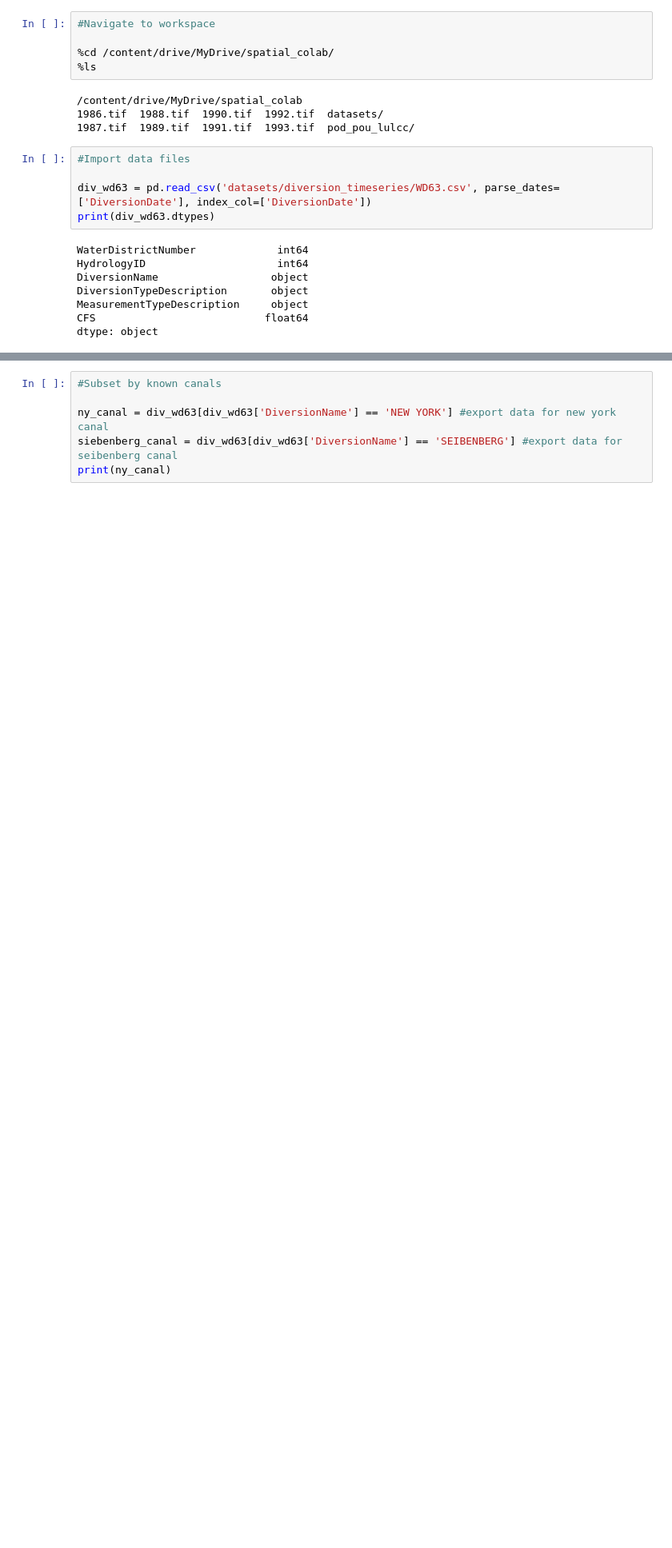
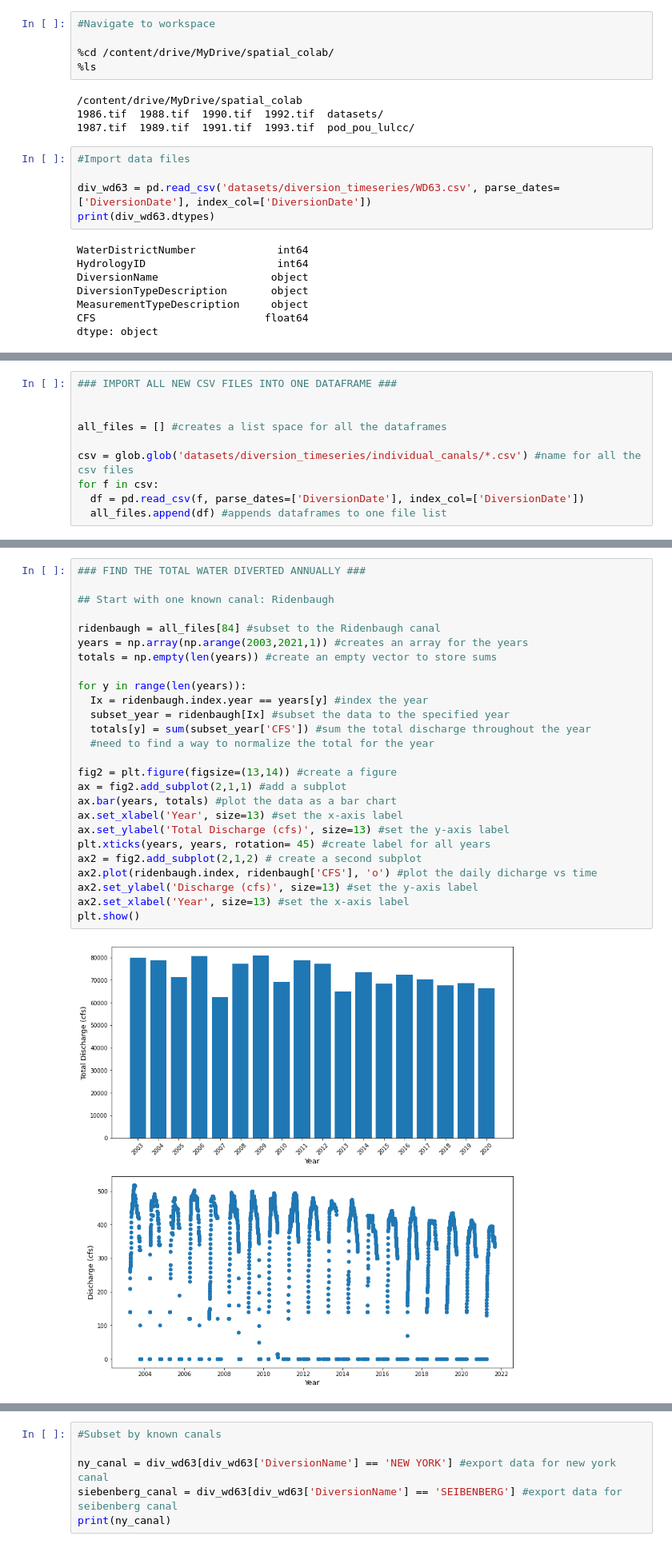
Before and after one commit to bridgetmarie24/pod_pou_lulcc, a Jupyter notebook: diversion_timeseries.ipynb, the cells around one changed output, grey strips where cells are left out. Shown at 80% size. Cells and saved outputs as stored; diff of their text form; blank space fills up the shorter version.

Commit message:
started analysis on Ridenbaugh canal

```diff
--- a/diversion_timeseries.ipynb
+++ b/diversion_timeseries.ipynb
@@ -92,0 +80,10 @@ for n in div_name:
+# %%
+### IMPORT ALL NEW CSV FILES INTO ONE DATAFRAME ###
+
+
+all_files = [] #creates a list space for all the dataframes
+
+csv = glob.glob('datasets/diversion_timeseries/individual_canals/*.csv') #name for all the csv files
+for f in csv:
+  df = pd.read_csv(f, parse_dates=['DiversionDate'], index_col=['DiversionDate'])
+  all_files.append(df) #appends dataframes to one file list
@@ -92,0 +128,28 @@ for n in div_name:
+# %%
+### FIND THE TOTAL WATER DIVERTED ANNUALLY ###
+
+## Start with one known canal: Ridenbaugh
+
+ridenbaugh = all_files[84] #subset to the Ridenbaugh canal
+years = np.array(np.arange(2003,2021,1)) #creates an array for the years
+totals = np.empty(len(years)) #create an empty vector to store sums
+
+for y in range(len(years)):
+  Ix = ridenbaugh.index.year == years[y] #index the year
+  subset_year = ridenbaugh[Ix] #subset the data to the specified year
+  totals[y] = sum(subset_year['CFS']) #sum the total discharge throughout the year
+  #need to find a way to normalize the total for the year
+
+fig2 = plt.figure(figsize=(13,14)) #create a figure
+ax = fig2.add_subplot(2,1,1) #add a subplot
+ax.bar(years, totals) #plot the data as a bar chart
+ax.set_xlabel('Year', size=13) #set the x-axis label
+ax.set_ylabel('Total Discharge (cfs)', size=13) #set the y-axis label
+plt.xticks(years, years, rotation= 45) #create label for all years
+ax2 = fig2.add_subplot(2,1,2) # create a second subplot
+ax2.plot(ridenbaugh.index, ridenbaugh['CFS'], 'o') #plot the daily dicharge vs time
+ax2.set_ylabel('Discharge (cfs)', size=13) #set the y-axis label
+ax2.set_xlabel('Year', size=13) #set the x-axis label
+plt.show()
+# %% [output]
+[figure, added]
```
Also changed, not shown: parts of 7 cells of this notebook.
